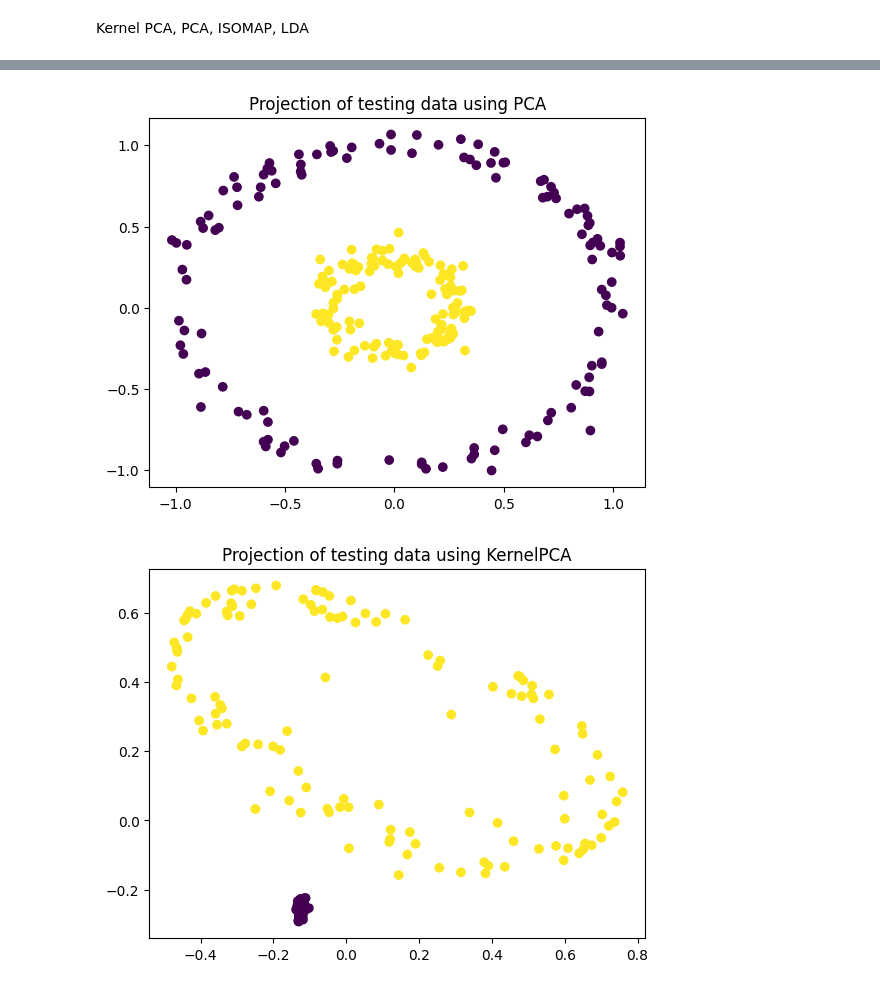
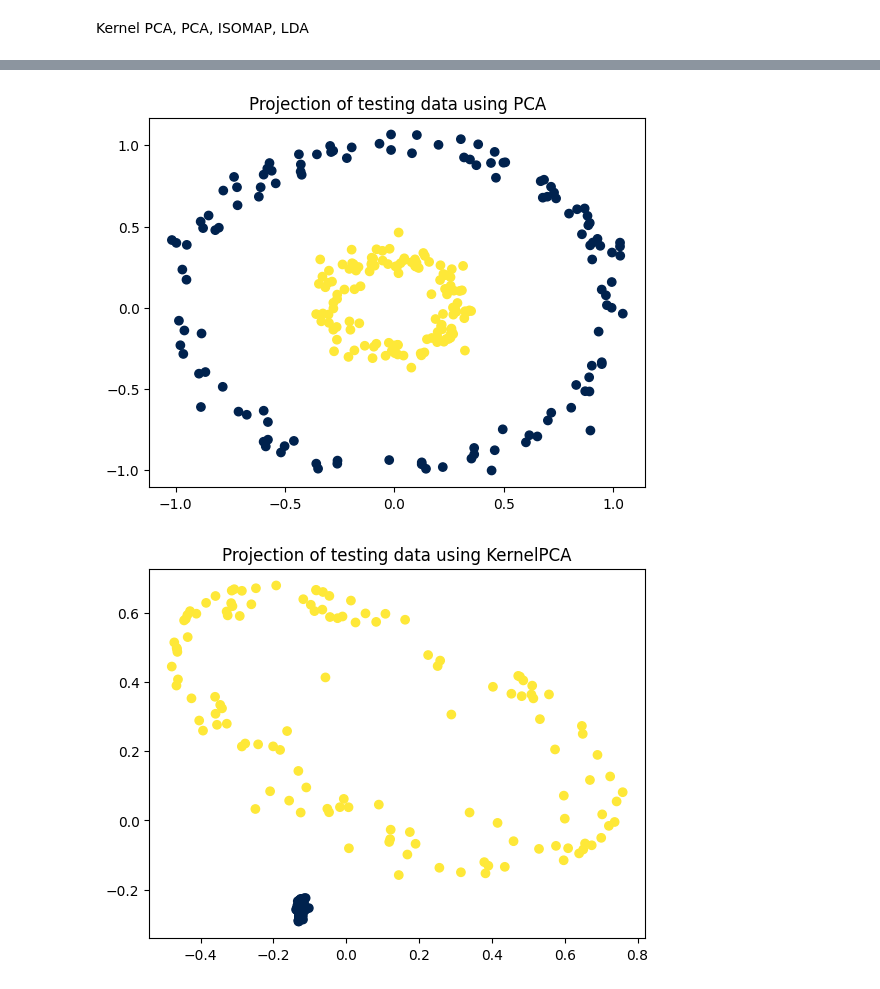
Before and after one commit to AAU-Dat/P5-Nonlinear-Dimensionality-Reduction, a Jupyter notebook: jupyter-notebooks/nonlinear.ipynb, the cells around one changed output, grey strips where cells are left out. Cells and saved outputs as stored; diff of their text form; code cells hidden in the pictures.

```diff
--- a/jupyter-notebooks/nonlinear.ipynb
+++ b/jupyter-notebooks/nonlinear.ipynb
@@ -82,16 +86,16 @@ plt.show()
 # %%
 plt.figure()
-plt.scatter(X_test_pca[:, 0], X_test_pca[:, 1], c=y_test)
+plt.scatter(X_test_pca[:, 0], X_test_pca[:, 1], c=y_test, cmap='cividis')
 plt.title("Projection of testing data using PCA")
 plt.show()
 # %% [output]
-[figure, old version]
+[figure, new version]
 # %%
 plt.figure()
-plt.scatter(X_test_kernel_pca[:, 0], X_test_kernel_pca[:, 1], c=y_test)
+plt.scatter(X_test_kernel_pca[:, 0], X_test_kernel_pca[:, 1], c=y_test, cmap='cividis')
 plt.title("Projection of testing data using KernelPCA")
 plt.show()
 # %% [output]
-[figure, old version]
+[figure, new version]
 # %%
 plt.figure()
```
Also changed, not shown: parts of 7 cells of this notebook.
